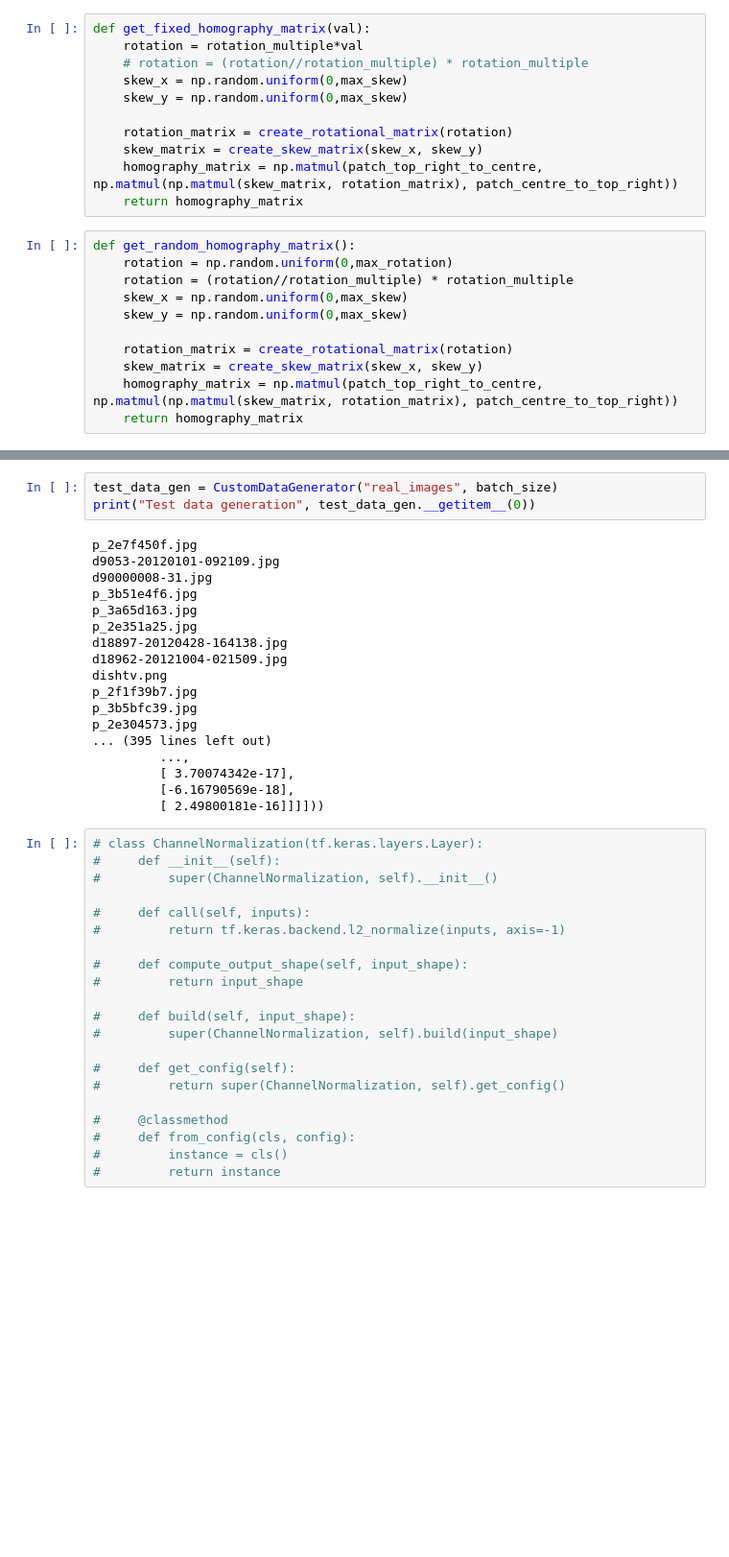
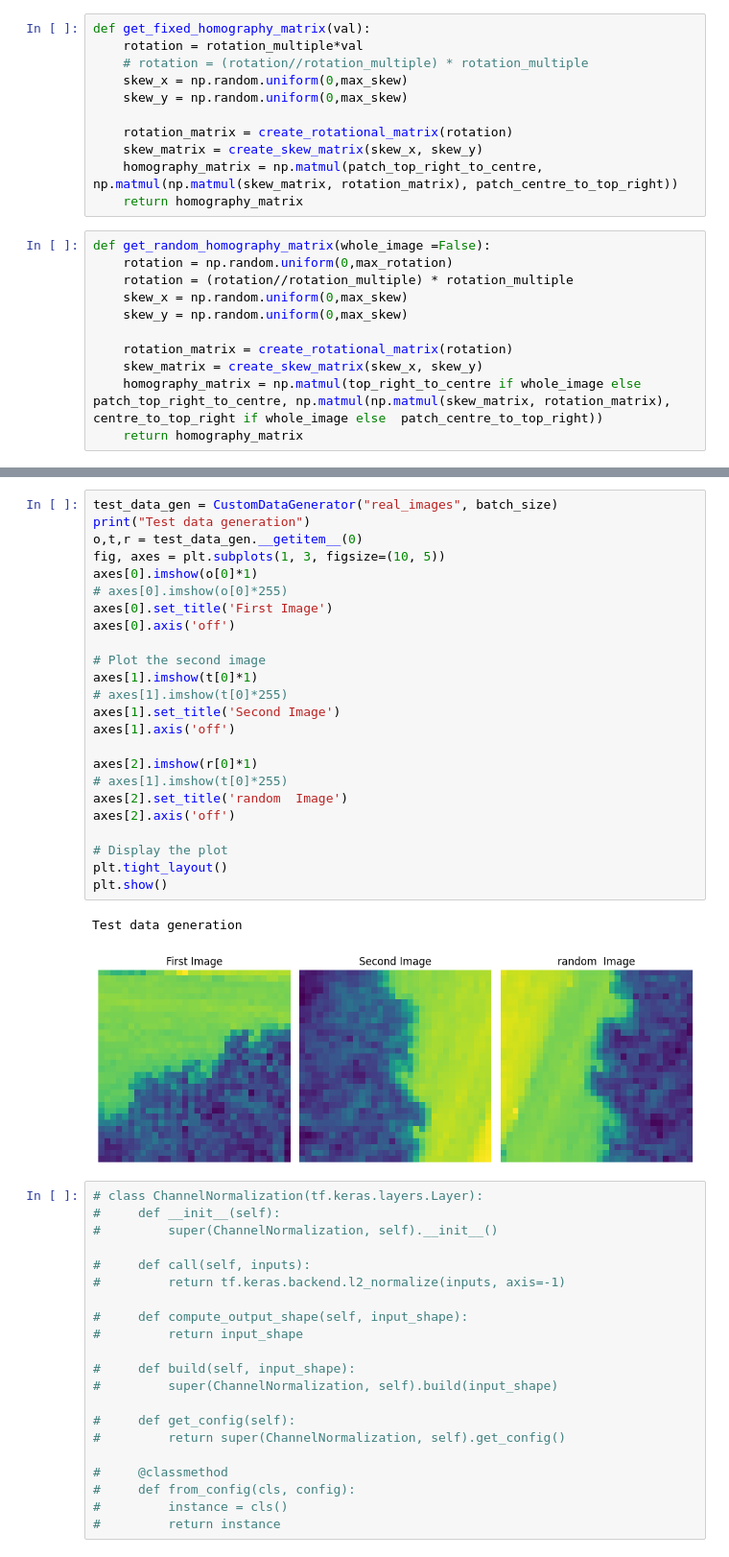
Before and after one commit to bas-bhai-account-khol-de/FlamImageTracking, a Jupyter notebook: get_filters.ipynb, the cells around one changed output, grey strips where cells are left out. Shown at 96% size. Saved outputs shown, nothing was run; the diff lists cells and outputs as text; blank space fills up the shorter version.

```diff
--- a/get_filters.ipynb
+++ b/get_filters.ipynb
@@ -90,7 +90,7 @@ def get_fixed_homography_matrix(val):
     homography_matrix = np.matmul(patch_top_right_to_centre, np.matmul(np.matmul(skew_matrix, rotation_matrix), patch_centre_to_top_right))
     return homography_matrix
 # %%
-def get_random_homography_matrix():
+def get_random_homography_matrix(whole_image =False):
     rotation = np.random.uniform(0,max_rotation)
     rotation = (rotation//rotation_multiple) * rotation_multiple
     skew_x = np.random.uniform(0,max_skew)
@@ -98,7 +98,7 @@ def get_random_homography_matrix():
 
     rotation_matrix = create_rotational_matrix(rotation)
     skew_matrix = create_skew_matrix(skew_x, skew_y)
-    homography_matrix = np.matmul(patch_top_right_to_centre, np.matmul(np.matmul(skew_matrix, rotation_matrix), patch_centre_to_top_right))
+    homography_matrix = np.matmul(top_right_to_centre if whole_image else patch_top_right_to_centre, np.matmul(np.matmul(skew_matrix, rotation_matrix), centre_to_top_right if whole_image else  patch_centre_to_top_right))
     return homography_matrix
 # %%
 class CustomDataGenerator(tf.keras.utils.Sequence):
@@ -176,27 +201,33 @@ class CustomDataGenerator(tf.keras.utils.Sequence):
             # non_matches = np.array(non_matches > threshold, dtype=np.double)
 
         return original_images, matches, non_matches
-# %%
-test_data_gen = CustomDataGenerator("real_images", batch_size)
-print("Test data generation", test_data_gen.__getitem__(0))
-# %% [output]
-p_2e7f450f.jpg
-d9053-20120101-092109.jpg
-d90000008-31.jpg
-p_3b51e4f6.jpg
-p_3a65d163.jpg
-p_2e351a25.jpg
-d18897-20120428-164138.jpg
-d18962-20121004-021509.jpg
-dishtv.png
-p_2f1f39b7.jpg
-p_3b5bfc39.jpg
-p_2e304573.jpg
-... (395 lines left out)
-         ...,
-         [ 3.70074342e-17],
-         [-6.16790569e-18],
-         [ 2.49800181e-16]]]]))
+# %%
+test_data_gen = CustomDataGenerator("real_images", batch_size)
+print("Test data generation")
+o,t,r = test_data_gen.__getitem__(0)
+fig, axes = plt.subplots(1, 3, figsize=(10, 5))
+axes[0].imshow(o[0]*1)
+# axes[0].imshow(o[0]*255)
+axes[0].set_title('First Image')
+axes[0].axis('off')
+
+# Plot the second image
+axes[1].imshow(t[0]*1)
+# axes[1].imshow(t[0]*255)
+axes[1].set_title('Second Image')
+axes[1].axis('off')
+
+axes[2].imshow(r[0]*1)
+# axes[1].imshow(t[0]*255)
+axes[2].set_title('random  Image')
+axes[2].axis('off')
+
+# Display the plot
+plt.tight_layout()
+plt.show()
+# %% [output]
+Test data generation
+[figure, added]
 # %%
 # class ChannelNormalization(tf.keras.layers.Layer):
 #     def __init__(self):
```
Also changed, not shown: parts of 5 cells of this notebook, 2 other files.
